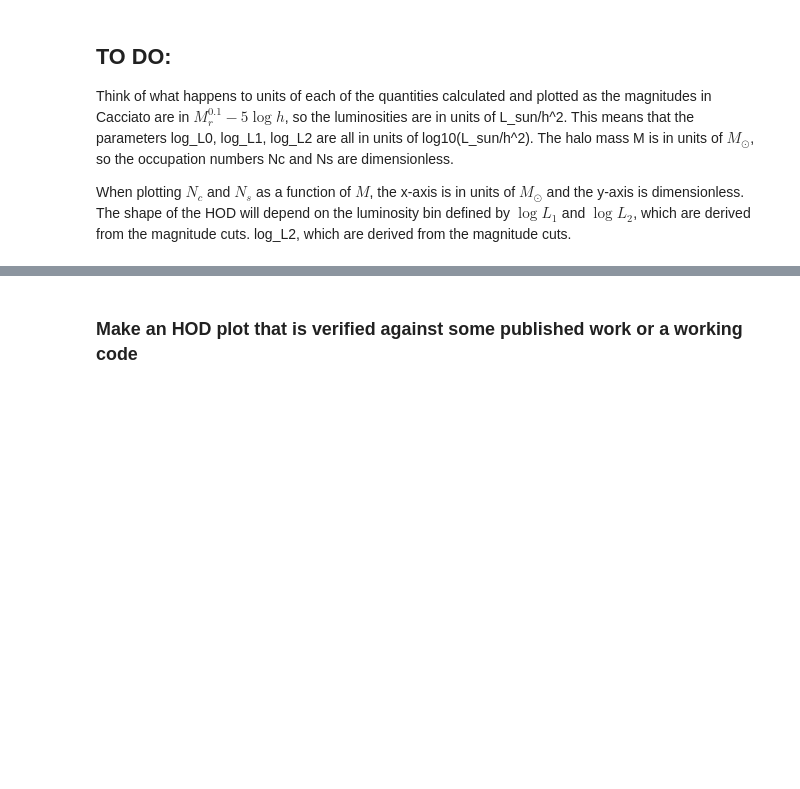
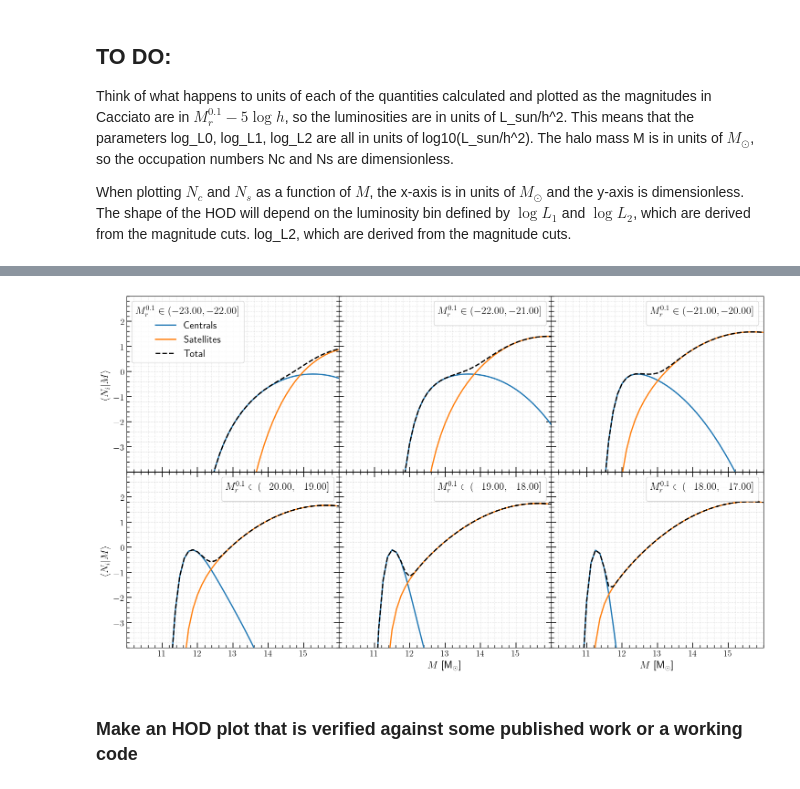
Before and after one commit to 0Navin0/CCLX, a Jupyter notebook: my_work/Cacciato_HOD.ipynb, the cells around one changed output, grey strips where cells are left out. Saved outputs shown, nothing was run; the diff lists cells and outputs as text; code cells hidden in the pictures; blank space fills up the shorter version.

```diff
--- a/my_work/Cacciato_HOD.ipynb
+++ b/my_work/Cacciato_HOD.ipynb
@@ -651,0 +459,88 @@ luminosity bin for the magnitude bin (-18.0, -17.0]:
+# %%
+from matplotlib.ticker import FixedLocator
+
+fig, axes = plt.subplots(
+    2,
+    3,
+    figsize=(18, 10),
+    sharex=True,
+    sharey=True,
+)
+# Relax horizontal spacing to avoid x-label overlap between panels
+fig.subplots_adjust(hspace=0.0, wspace=0.0)
+
+# Configure ticks: minor ticks on, ticks pointing inward, bigger tick sizes,
+# and ticks enabled on all four sides (top/bottom/left/right).
+for ax in axes.flat:
+    ax.minorticks_on()
+    # figure out this axis position (row, col) within the axes grid
+    row, col = tuple(np.argwhere(axes == ax)[0].astype(int))
+    # enable top/bottom ticks only for the second row (row index = 1)
+    top_on = row == axes.shape[0] - 1
+    # disable right ticks for the last column
+    right_on = col != axes.shape[1] - 1
+    ax.tick_params(
+        which="major",
+        direction="in",
+        length=8,
+        width=1.2,
+        labelsize=14,
+        top=top_on,
+        right=right_on,
+        bottom=True,
+        left=True,
+    )
+    ax.tick_params(
+        which="minor",
+        direction="in",
+        length=4,
+        width=1.0,
+        top=top_on,
+        right=right_on,
+        bottom=True,
+        left=True,
+    )
+    ax.grid(True, which="both", axis="both", ls="--", alpha=0.3)
+
+for ii, (M2, M1) in enumerate(sampleinfo["mag_bins"]):
+    log_L2 = np.log10(magnitude_to_luminosity(M2)) - 2 * logh  # bright
+    log_L1 = np.log10(magnitude_to_luminosity(M1)) - 2 * logh  # faint
+    print(f"luminosity (Lsun) bin for the magnitude bin ({M2}, {M1}]:")
+    print(f"{log_L2:<.4e}, {log_L1:<.4e}")
+
+    my_params = dict(log_L1=log_L1, log_L2=log_L2, **cacciato_med_pars_h_dep)
+    hod = CacciatoHOD(mass_def=hmd_200m, cM_rel=cM, **my_params)
+    logM = np.linspace(8, 16, 65)  # Msun
+    Ns = hod._Ns(10**logM)
+    Nc = hod._Nc(10**logM)
+
+    info = rf"$M_{{r}}^{{0.1}} \in ({M2:.2f},{M1:.2f}]$"  # Mr-5logh
+    ax = axes.flatten()[ii]
+    (c,) = ax.plot(logM, np.log10(Nc), lw=2)
+    (s,) = ax.plot(logM, np.log10(Ns), lw=2)
+    (t,) = ax.plot(logM, np.log10(Nc + Ns), "--", c="k", lw=2)
+    if ii == 0:
+        ax.plot([], [], color=c.get_color(), lw=2, label="Centrals")
+        ax.plot([], [], color=s.get_color(), lw=2, label="Satellites")
+        ax.plot([], [], "--", color=t.get_color(), lw=2, label="Total")
+        ax.legend(title=info)
+    else:
+        ax.legend(title=info)
+    if ii in [4, 5]:
+        ax.set_xlabel(r"$\log_{10} M$ [M$_\odot$]")
+    if ii in [0, 3]:
+        ax.set_ylabel(r"$\langle N_i|M \rangle$")
+    # remove the first and last major x-tick for the 2nd and 3rd columns
+    # (columns indexed 1 and 2)
+    if ii not in [0, 3]:
+        ax.xaxis.set_major_locator(FixedLocator([11, 12, 13, 14, 15]))
+        ax.yaxis.set_major_locator(FixedLocator([-3, -2, -1, 0, 1, 2]))
+    ax.set_ylim(-4, 3)
+    ax.set_xlim(10, 16)
+plt.savefig(
+    "Cacciato_HOD_Nc_Ns_vs_M_all_bins_cacciato_cosmopars.pdf",
+    bbox_inches="tight",
+    dpi=200,
+)
+plt.show()
+# %% [output]
@@ -652,2 +559,3 @@ luminosity bin for the magnitude bin (-18.0, -17.0]:
+[figure, added]
 # %% [markdown]
 ### Make an HOD plot that is verified against some published work or a working code
```
Also changed, not shown: parts of 31 cells of this notebook, 34 other files.
